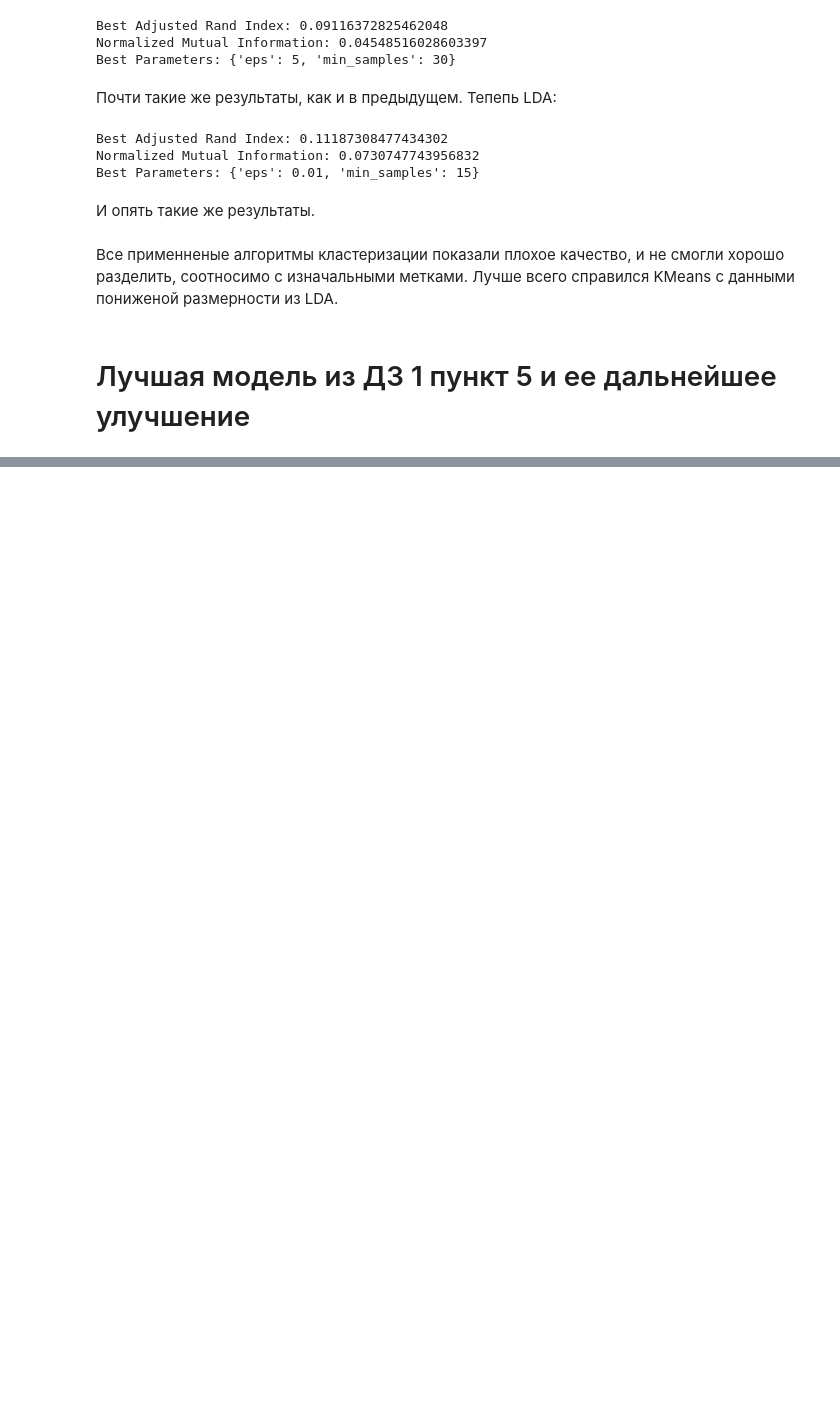
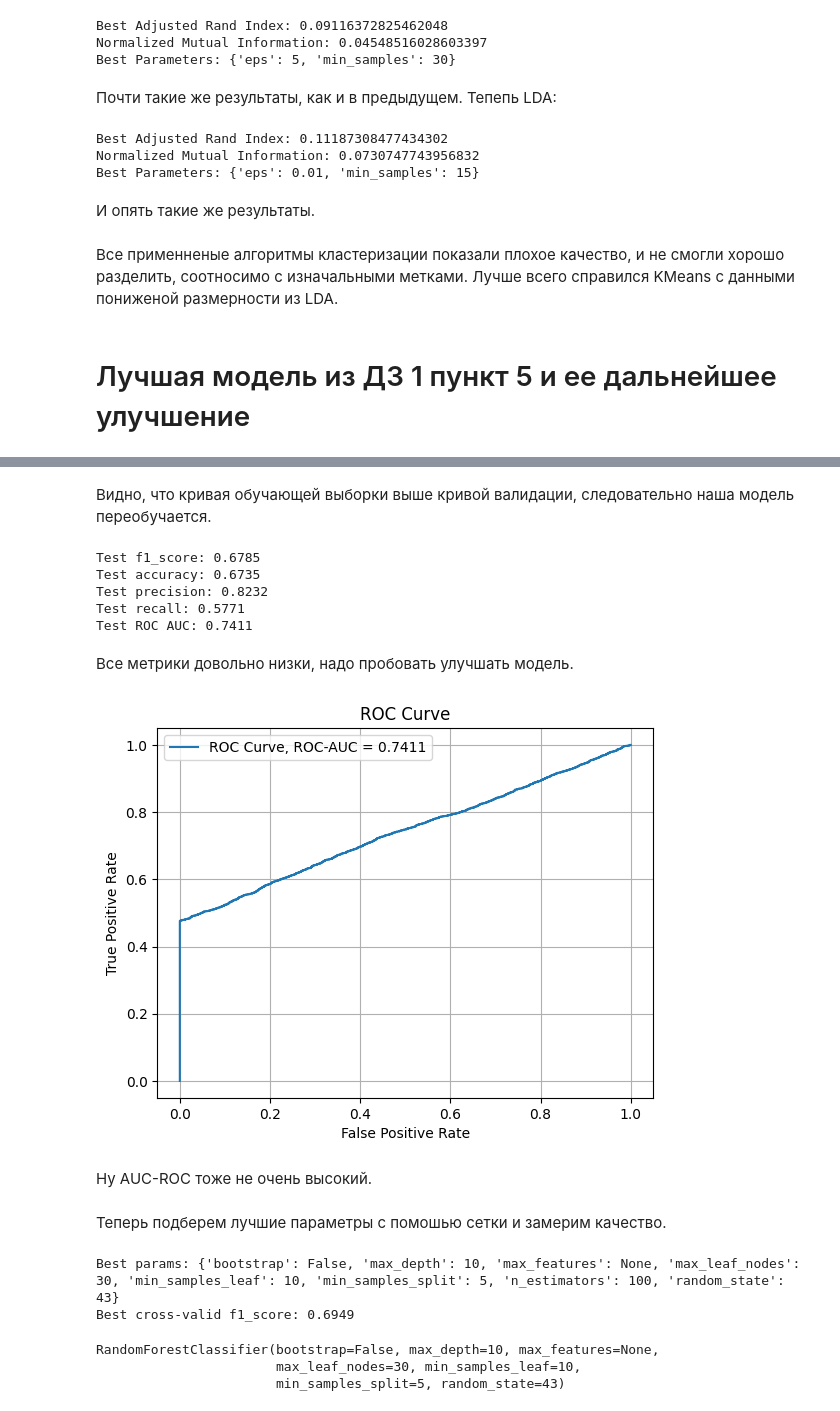
Before and after one commit to dpechenin/hw_ml_2_year, a Jupyter notebook: Pechehnin_Danila_BPM233_HW_2.ipynb, the cells around one changed output, grey strips where cells are left out. Saved outputs shown, nothing was run; the diff lists cells and outputs as text; code cells hidden in the pictures; blank space fills up the shorter version.

```diff
--- a/Pecehnin_Danila_BPM233_HW_2.ipynb
+++ b/Pechehnin_Danila_BPM233_HW_2.ipynb
@@ -438,0 +515,47 @@ Best Parameters: {'eps': 0.01, 'min_samples': 15}
+# %% [markdown]
+Видно, что кривая обучающей выборки выше кривой валидации, следовательно наша модель переобучается.
+# %%
+get_metrics(old_best_rf, X_test_prepared, y_test)
+# %% [output]
+Test f1_score: 0.6785
+Test accuracy: 0.6735
+Test precision: 0.8232
+Test recall: 0.5771
+Test ROC AUC: 0.7411
+# %% [markdown]
+Все метрики довольно низки, надо пробовать улучшать модель.
+# %%
+get_roc_curve(old_best_rf, X_test_prepared, y_test)
+# %% [output]
+[figure, added]
+# %% [markdown]
+Ну AUC-ROC тоже не очень высокий.
+# %% [markdown]
+Теперь подберем лучшие параметры с помошью сетки и замерим качество.
+# %%
+param_grid = {
+    'n_estimators': [50, 100, 150],
+    'max_depth': [3, 5, 10, 15],
+    'min_samples_split': [5, 10, 15],
+    'min_samples_leaf': [10, 15, 20],
+    'max_leaf_nodes': [10, 20, 30],
+    'max_features': ['sqrt', 'log2', None],
+    'bootstrap': [True, False],
+    'random_state': [43]
+}
+
+grid_rf = GridSearchCV(RandomForestClassifier(), param_grid, cv=5, scoring='f1', n_jobs=-1)
+grid_rf.fit(X_train_prepared, y_train)
+
+print(f"Best params: {grid_rf.best_params_}")
+print(f"Best cross-valid f1_score: {grid_rf.best_score_:.4f}")
+# %% [output]
+Best params: {'bootstrap': False, 'max_depth': 10, 'max_features': None, 'max_leaf_nodes': 30, 'min_samples_leaf': 10, 'min_samples_split': 5, 'n_estimators': 100, 'random_state': 43}
+Best cross-valid f1_score: 0.6949
+# %%
+rf = RandomForestClassifier(**grid_rf.best_params_)
+rf.fit(X_train_prepared, y_train)
+# %% [output]
+RandomForestClassifier(bootstrap=False, max_depth=10, max_features=None,
+                       max_leaf_nodes=30, min_samples_leaf=10,
+                       min_samples_split=5, random_state=43)
```
Also changed, not shown: parts of 29 cells of this notebook.
